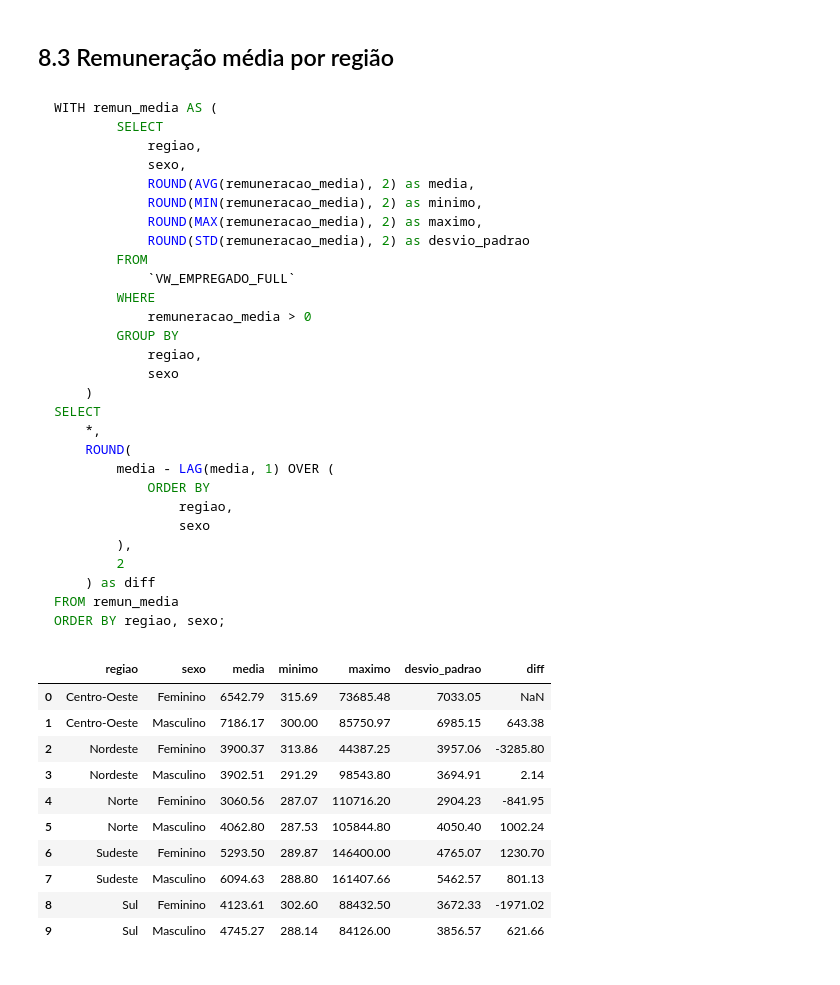
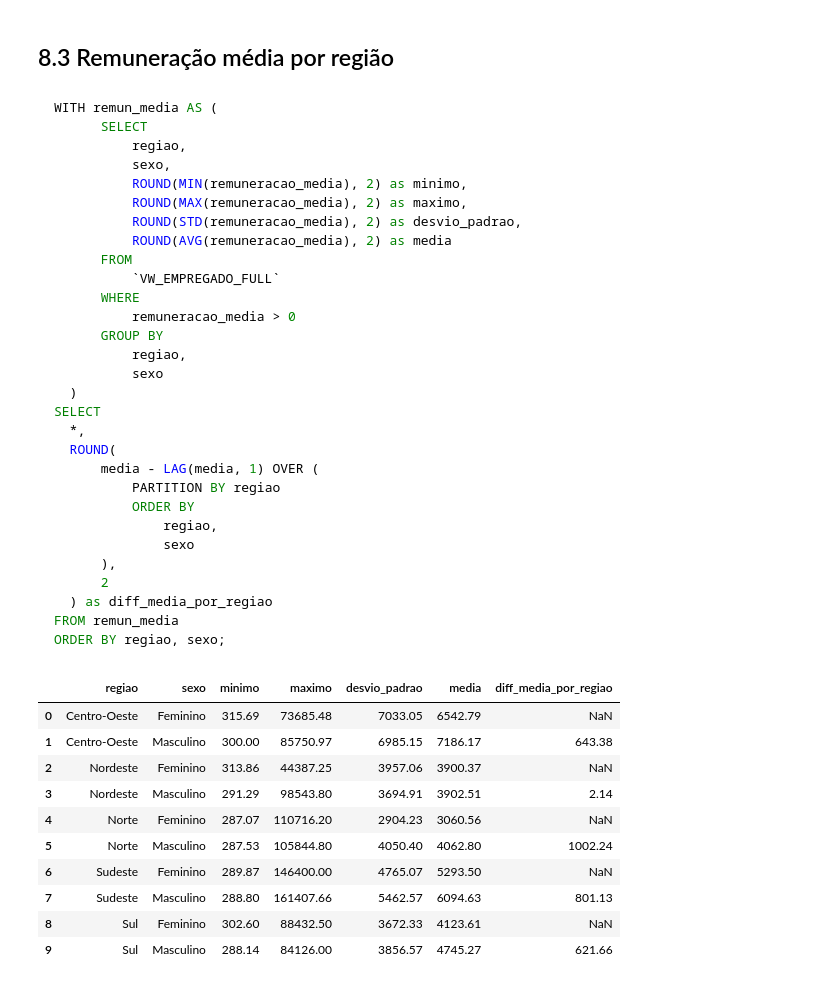
Before and after one commit to celiudos/unb_artigo_mineracao_dados, a Jupyter notebook: src/FBD/projeto_FBD.ipynb, the cells around one changed output. Cells and saved outputs as stored; diff of their text form; code cells hidden in the pictures.

````diff
--- a/src/FBD/projeto_FBD.ipynb
+++ b/src/FBD/projeto_FBD.ipynb
@@ -690,31 +680,32 @@ df_8_2
 # %% [markdown]
 ```sql
 WITH remun_media AS (
-        SELECT
-            regiao,
-            sexo,
-            ROUND(AVG(remuneracao_media), 2) as media,
-            ROUND(MIN(remuneracao_media), 2) as minimo,
-            ROUND(MAX(remuneracao_media), 2) as maximo,
-            ROUND(STD(remuneracao_media), 2) as desvio_padrao
-        FROM
-            `VW_EMPREGADO_FULL`
-        WHERE
-            remuneracao_media > 0
-        GROUP BY
-            regiao,
-            sexo
-    )
+      SELECT
+          regiao,
+          sexo,
+          ROUND(MIN(remuneracao_media), 2) as minimo,
+          ROUND(MAX(remuneracao_media), 2) as maximo,
+          ROUND(STD(remuneracao_media), 2) as desvio_padrao,
+          ROUND(AVG(remuneracao_media), 2) as media
+      FROM
+          `VW_EMPREGADO_FULL`
+      WHERE
+          remuneracao_media > 0
+      GROUP BY
+          regiao,
+          sexo
+  )
 SELECT
-    *,
-    ROUND(
-        media - LAG(media, 1) OVER (
-            ORDER BY
-                regiao,
-                sexo
-        ),
-        2
-    ) as diff
+  *,
+  ROUND(
+      media - LAG(media, 1) OVER (
+          PARTITION BY regiao
+          ORDER BY
+              regiao,
+              sexo
+      ),
+      2
+  ) as diff_media_por_regiao
 FROM remun_media
 ORDER BY regiao, sexo;
 ```
@@ -722,47 +713,48 @@ ORDER BY regiao, sexo;
 df_8_3 = pd.read_sql(f"""
 WITH remun_media AS (
       SELECT
           regiao,
           sexo,
-          ROUND(AVG(remuneracao_media), 2) as media,
           ROUND(MIN(remuneracao_media), 2) as minimo,
           ROUND(MAX(remuneracao_media), 2) as maximo,
-          ROUND(STD(remuneracao_media), 2) as desvio_padrao
+          ROUND(STD(remuneracao_media), 2) as desvio_padrao,
+          ROUND(AVG(remuneracao_media), 2) as media
       FROM
           `VW_EMPREGADO_FULL`
       WHERE
           remuneracao_media > 0
       GROUP BY
           regiao,
           sexo
   )
 SELECT
   *,
   ROUND(
       media - LAG(media, 1) OVER (
+          PARTITION BY regiao
           ORDER BY
               regiao,
               sexo
       ),
       2
-  ) as diff
+  ) as diff_media_por_regiao
 FROM remun_media
 ORDER BY regiao, sexo;
 """, cnx)
 
 df_8_3
 # %% [output]
-|  | regiao | sexo | media | minimo | maximo | desvio_padrao | diff |
-| 0 | Centro-Oeste | Feminino | 6542.79 | 315.69 | 73685.48 | 7033.05 | NaN |
-| 1 | Centro-Oeste | Masculino | 7186.17 | 300.00 | 85750.97 | 6985.15 | 643.38 |
-| 2 | Nordeste | Feminino | 3900.37 | 313.86 | 44387.25 | 3957.06 | -3285.80 |
-| 3 | Nordeste | Masculino | 3902.51 | 291.29 | 98543.80 | 3694.91 | 2.14 |
-| 4 | Norte | Feminino | 3060.56 | 287.07 | 110716.20 | 2904.23 | -841.95 |
-| 5 | Norte | Masculino | 4062.80 | 287.53 | 105844.80 | 4050.40 | 1002.24 |
-| 6 | Sudeste | Feminino | 5293.50 | 289.87 | 146400.00 | 4765.07 | 1230.70 |
-| 7 | Sudeste | Masculino | 6094.63 | 288.80 | 161407.66 | 5462.57 | 801.13 |
-| 8 | Sul | Feminino | 4123.61 | 302.60 | 88432.50 | 3672.33 | -1971.02 |
-| 9 | Sul | Masculino | 4745.27 | 288.14 | 84126.00 | 3856.57 | 621.66 |
+|  | regiao | sexo | minimo | maximo | desvio_padrao | media | diff_media_por_regiao |
+| 0 | Centro-Oeste | Feminino | 315.69 | 73685.48 | 7033.05 | 6542.79 | NaN |
+| 1 | Centro-Oeste | Masculino | 300.00 | 85750.97 | 6985.15 | 7186.17 | 643.38 |
+| 2 | Nordeste | Feminino | 313.86 | 44387.25 | 3957.06 | 3900.37 | NaN |
+| 3 | Nordeste | Masculino | 291.29 | 98543.80 | 3694.91 | 3902.51 | 2.14 |
+| 4 | Norte | Feminino | 287.07 | 110716.20 | 2904.23 | 3060.56 | NaN |
+| 5 | Norte | Masculino | 287.53 | 105844.80 | 4050.40 | 4062.80 | 1002.24 |
+| 6 | Sudeste | Feminino | 289.87 | 146400.00 | 4765.07 | 5293.50 | NaN |
+| 7 | Sudeste | Masculino | 288.80 | 161407.66 | 5462.57 | 6094.63 | 801.13 |
+| 8 | Sul | Feminino | 302.60 | 88432.50 | 3672.33 | 4123.61 | NaN |
+| 9 | Sul | Masculino | 288.14 | 84126.00 | 3856.57 | 4745.27 | 621.66 |
 # %% [markdown]
 ## 8.4 Quantidade de demissões por região
 
````
Also changed, not shown: parts of 6 cells of this notebook, 4 other files.
